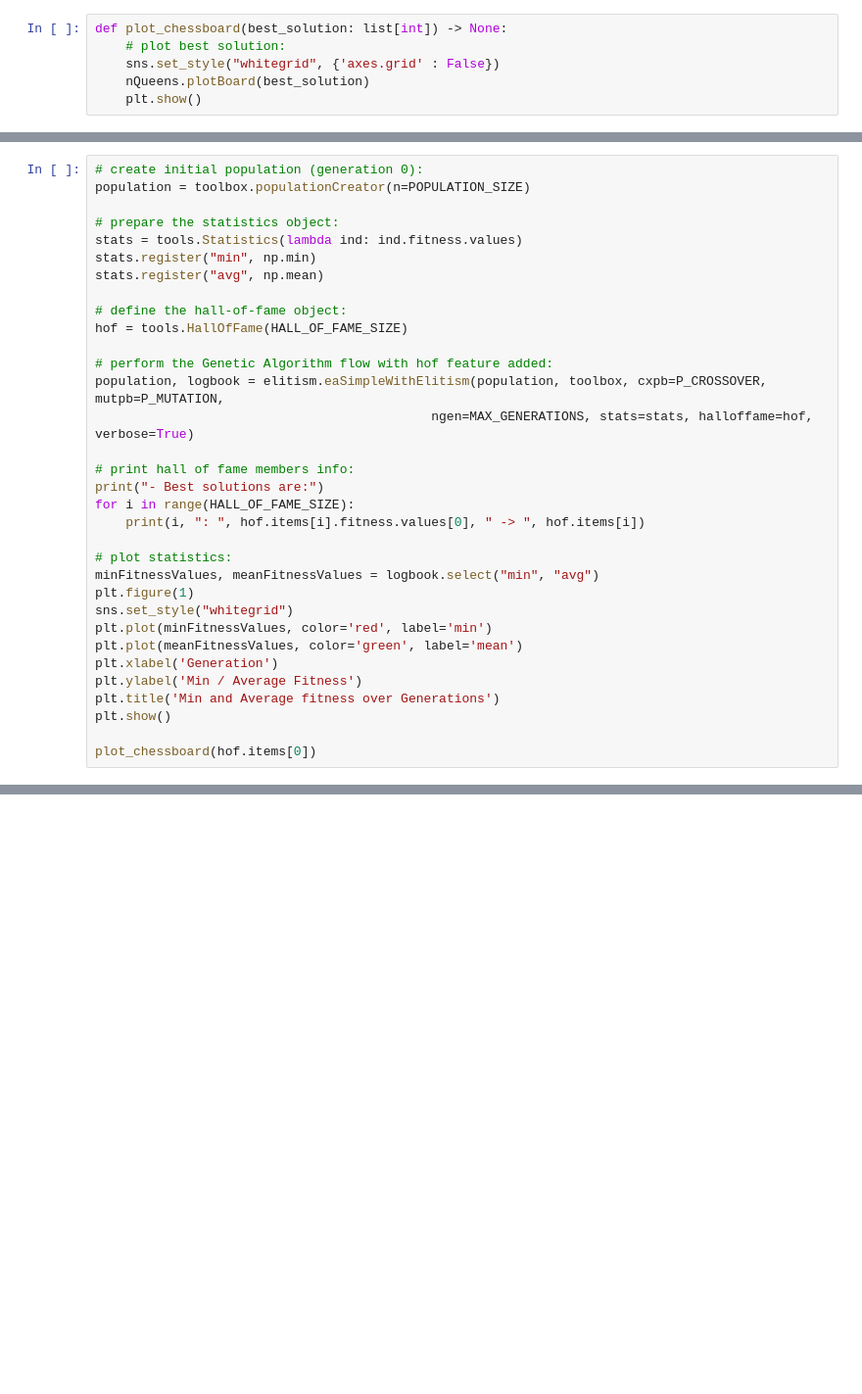
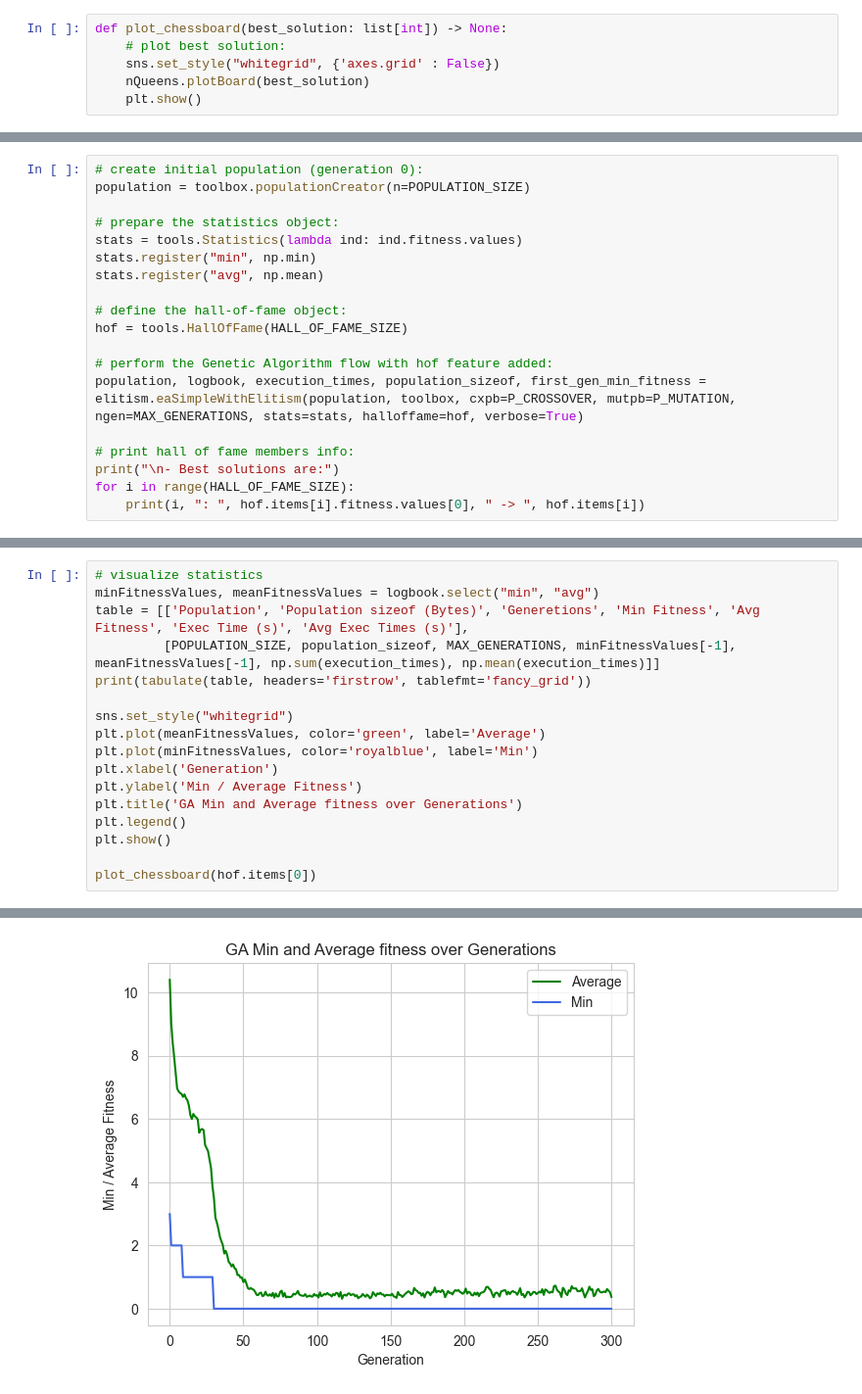
Before and after one commit to mastronardo/Bee-Colony-vs-Ant-Colony, a Jupyter notebook: N-Queens-Problem-with-Genetic-Bee-Ant.ipynb, the cells around one changed output, grey strips where cells are left out. Shown: that part at 98% size. Drawn from its saved outputs; the diff is of its cells as text; blank space fills up the shorter version.

```diff
--- a/N-Queens-Problem-with-Genetic-Bee-Ant.ipynb
+++ b/N-Queens-Problem-with-Genetic-Bee-Ant.ipynb
@@ -79,24 +84,10 @@ stats.register("avg", np.mean)
 hof = tools.HallOfFame(HALL_OF_FAME_SIZE)
 
 # perform the Genetic Algorithm flow with hof feature added:
-population, logbook = elitism.eaSimpleWithElitism(population, toolbox, cxpb=P_CROSSOVER, mutpb=P_MUTATION,
-                                            ngen=MAX_GENERATIONS, stats=stats, halloffame=hof, verbose=True)
+population, logbook, execution_times, population_sizeof, first_gen_min_fitness = elitism.eaSimpleWithElitism(population, toolbox, cxpb=P_CROSSOVER, mutpb=P_MUTATION, ngen=MAX_GENERATIONS, stats=stats, halloffame=hof, verbose=True)
 
 # print hall of fame members info:
-print("- Best solutions are:")
+print("\n- Best solutions are:")
 for i in range(HALL_OF_FAME_SIZE):
     print(i, ": ", hof.items[i].fitness.values[0], " -> ", hof.items[i])
-
-# plot statistics:
-minFitnessValues, meanFitnessValues = logbook.select("min", "avg")
-plt.figure(1)
-sns.set_style("whitegrid")
-plt.plot(minFitnessValues, color='red', label='min')
-plt.plot(meanFitnessValues, color='green', label='mean')
-plt.xlabel('Generation')
-plt.ylabel('Min / Average Fitness')
-plt.title('Min and Average fitness over Generations')
-plt.show()
-
-plot_chessboard(hof.items[0])
 # %% [output]
@@ -121,0 +111,18 @@ gen     nevals  min     avg
+# %%
+# visualize statistics
+minFitnessValues, meanFitnessValues = logbook.select("min", "avg")
+table = [['Population', 'Population sizeof (Bytes)', 'Generetions', 'Min Fitness', 'Avg Fitness', 'Exec Time (s)', 'Avg Exec Times (s)'],
+         [POPULATION_SIZE, population_sizeof, MAX_GENERATIONS, minFitnessValues[-1], meanFitnessValues[-1], np.sum(execution_times), np.mean(execution_times)]]
+print(tabulate(table, headers='firstrow', tablefmt='fancy_grid'))
+
+sns.set_style("whitegrid")
+plt.plot(meanFitnessValues, color='green', label='Average')
+plt.plot(minFitnessValues, color='royalblue', label='Min')
+plt.xlabel('Generation')
+plt.ylabel('Min / Average Fitness')
+plt.title('GA Min and Average fitness over Generations')
+plt.legend()
+plt.show()
+
+plot_chessboard(hof.items[0])
+# %% [output]
@@ -121,0 +134 @@ gen     nevals  min     avg
+[figure, added]
```
Also changed, not shown: parts of 16 cells of this notebook, 2 other files.
